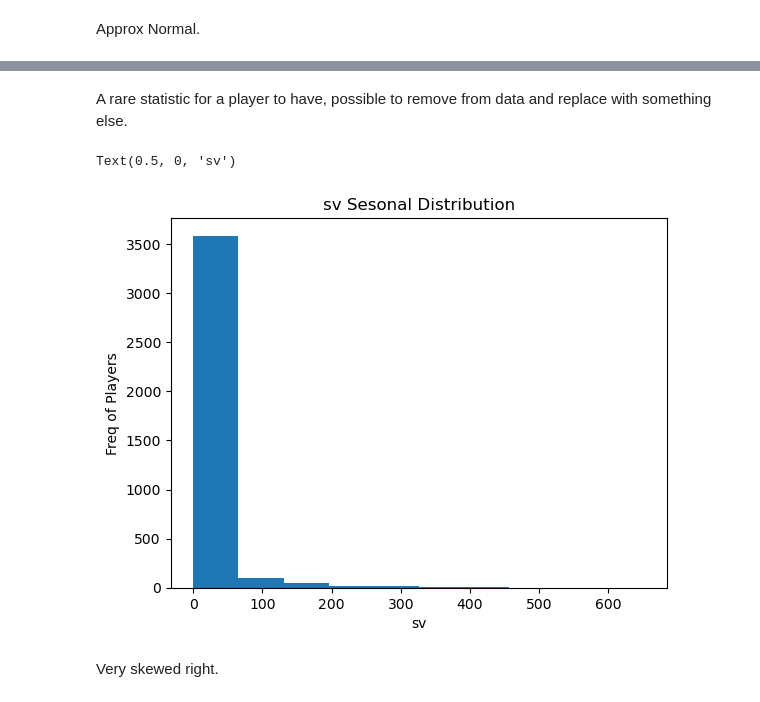
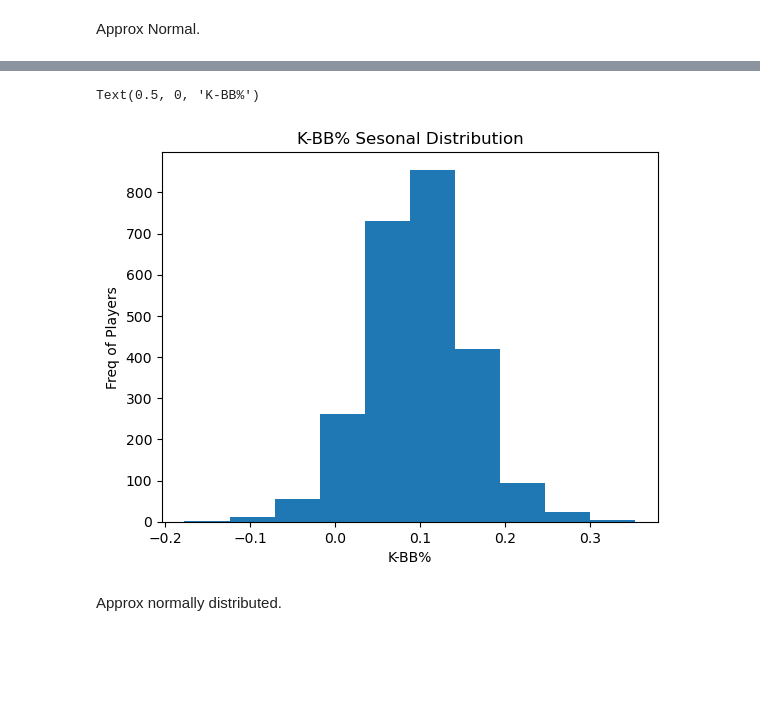
Before and after one commit to HypedGiraffe/capstone_baseball_app, a Jupyter notebook: Code/03_eda.ipynb, the cells around one changed output, grey strips where cells are left out. Drawn from its saved outputs; the diff is of its cells as text; code cells hidden in the pictures; blank space fills up the shorter version.

```diff
--- a/Code/03_eda.ipynb
+++ b/Code/03_eda.ipynb
@@ -9,4 +14,3 @@ import numpy as np
 # %%
 #Reading in Data
-season = pd.read_csv('./season.csv')
-career = pd.read_csv('./career.csv')
+career = pd.read_csv('../Data/career_pitcher.csv')
@@ -146,13 +98,11 @@ Text(0.5, 0, 'Sv')
-# %% [markdown]
-A rare statistic for a player to have, possible to remove from data and replace with something else.
 # %%
 #Career Sv
-plt.hist(career['sv'])
-plt.title('sv Sesonal Distribution')
+plt.hist(career['K-BB%'])
+plt.title('K-BB% Sesonal Distribution')
 plt.ylabel('Freq of Players')
-plt.xlabel('sv')
+plt.xlabel('K-BB%')
 # %% [output]
-Text(0.5, 0, 'sv')
+Text(0.5, 0, 'K-BB%')
-[figure, old version]
+[figure, new version]
 # %% [markdown]
-Very skewed right.
+Approx normally distributed.
```
Also changed, not shown: parts of 25 cells of this notebook, 2 other files.
